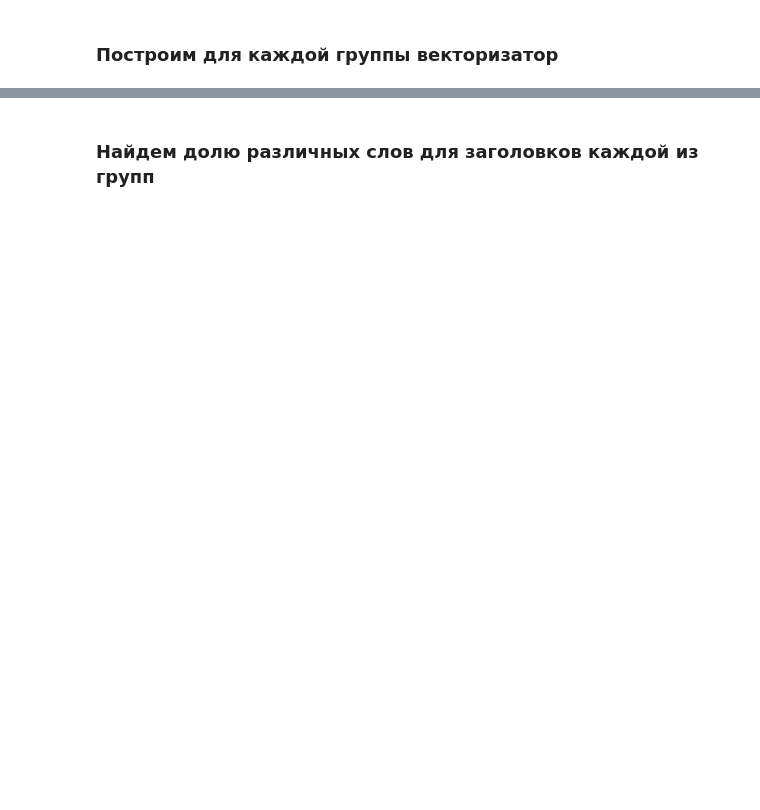
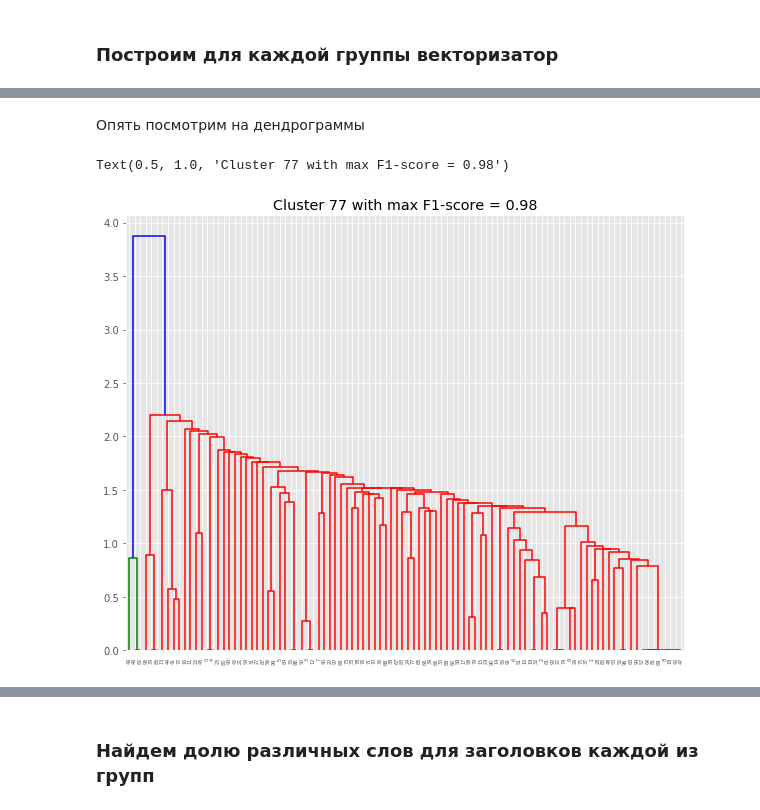
Before and after one commit to gennadylaptev/ml1_hw, a Jupyter notebook: hw4/laptev_hw4.ipynb, the cells around one changed output, grey strips where cells are left out. Drawn from its saved outputs; the diff is of its cells as text; code cells hidden in the pictures; blank space fills up the shorter version.

```diff
--- a/hw4/laptev_hw4.ipynb
+++ b/hw4/laptev_hw4.ipynb
@@ -1029,3 +1049,12 @@ test_each_vect = vectorizer_for_each_group(test_data_lemma)
 # %%
 train_each_vect_filt, train_each_vect_zero = filter_groups(train_each_vect)
 test_each_vect_filt, test_each_vect_zero = filter_groups(test_each_vect)
+# %%
+param_scores = []
+for param in clustering_param:
+    scores, mean_score = analyze_cluster(
+        perform_cluster_groups(train_each_vect_filt, param))
+    param_scores.append(mean_score)
+# %%
+best_params = clustering_param[np.argmax(param_scores)]
+best_params
@@ -1049,0 +1080,13 @@ mean_score
+# %% [markdown]
+Опять посмотрим на дендрограммы
+# %%
+max_cluster, min_cluster = \
+    max(scores.items(), key=lambda x: x[1]),\
+    min(scores.items(), key=lambda x: x[1])
+# %%
+plt.figure(figsize=(10, 8))
+dendrogram(train_each_vect_cluster[max_cluster[0]][1])
+plt.title(f'Cluster {max_cluster[0]} with max F1-score = {max_cluster[1]:.2f}')
+# %% [output]
+Text(0.5, 1.0, 'Cluster 77 with max F1-score = 0.98')
+[figure, added]
```
Also changed, not shown: parts of 28 cells of this notebook.
